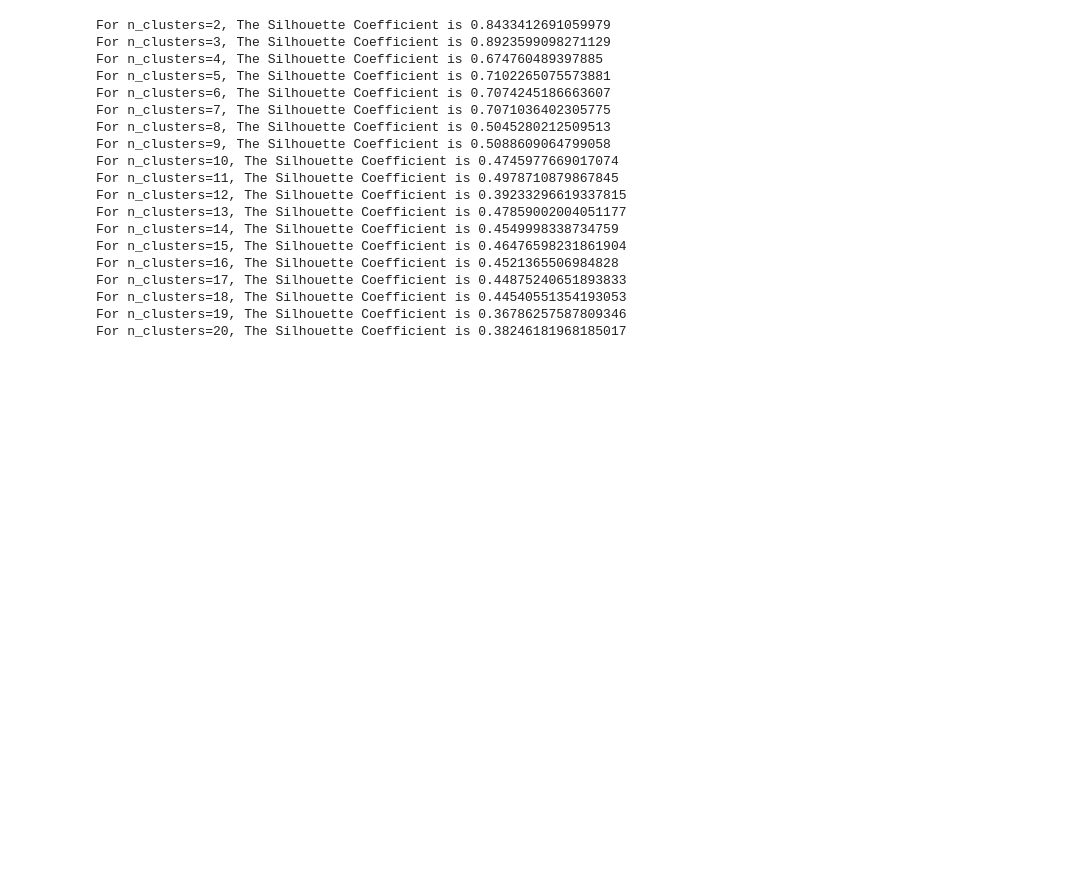
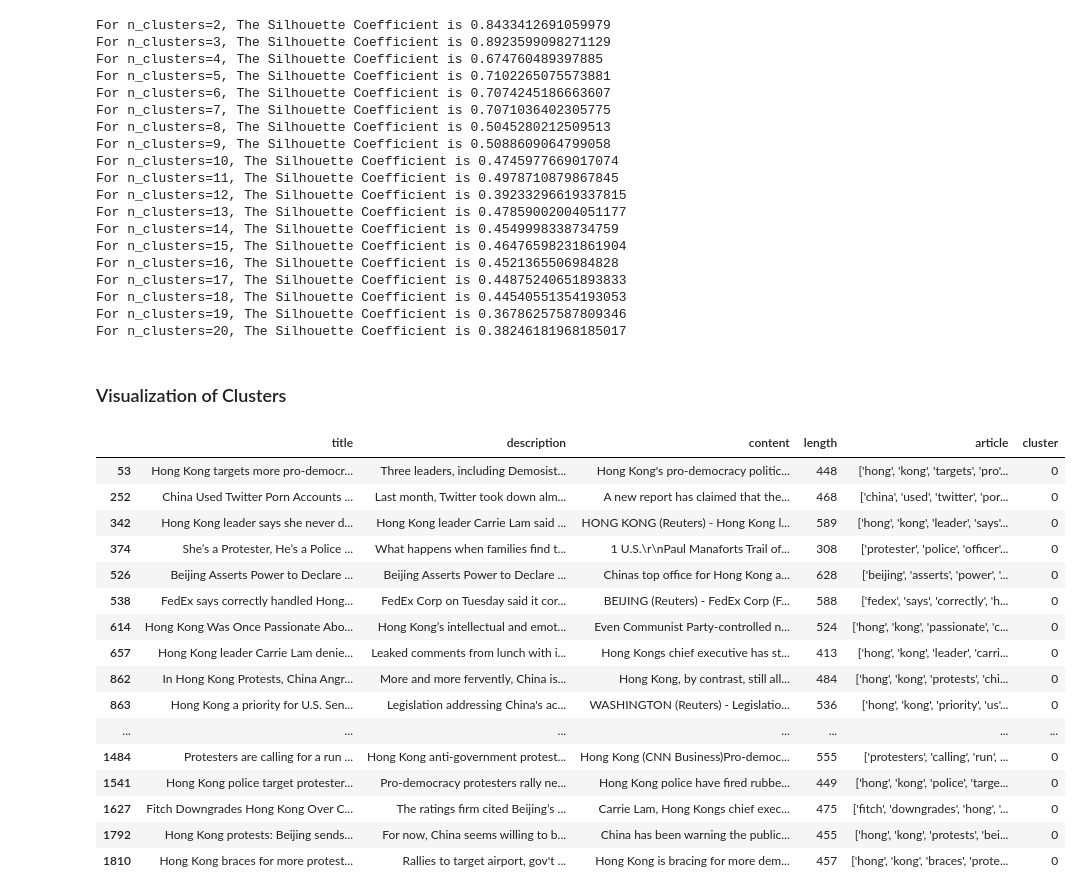
Before and after one commit to NadyaTambunan/TASI-2122-108_TF-IDF-vs-TF-IDF-Group, a Jupyter notebook: implementasi/K-means + TF-IDF Group.ipynb, the cells around one changed output. Cells and saved outputs as stored; diff of their text form; code cells hidden in the pictures; blank space fills up the shorter version.

```diff
--- a/implementasi/K-means + TF-IDF Group.ipynb
+++ b/implementasi/K-means + TF-IDF Group.ipynb
@@ -106,3 +106,27 @@ For n_clusters=17, The Silhouette Coefficient is 0.44875240651893833
 For n_clusters=18, The Silhouette Coefficient is 0.44540551354193053
 For n_clusters=19, The Silhouette Coefficient is 0.36786257587809346
 For n_clusters=20, The Silhouette Coefficient is 0.38246181968185017
+# %% [markdown]
+<h3>Visualization of Clusters</h3>
+# %%
+dataset_1["cluster"] = kmeans_prediction
+
+dataset_1[dataset_1["cluster"]==0].head(20)
+# %% [output]
+|  | title | description | content | length | article | cluster |
+| 53 | Hong Kong targets more pro-democr... | Three leaders, including Demosist... | Hong Kong's pro-democracy politic... | 448 | ['hong', 'kong', 'targets', 'pro'... | 0 |
+| 252 | China Used Twitter Porn Accounts ... | Last month, Twitter took down alm... | A new report has claimed that the... | 468 | ['china', 'used', 'twitter', 'por... | 0 |
+| 342 | Hong Kong leader says she never d... | Hong Kong leader Carrie Lam said ... | HONG KONG (Reuters) - Hong Kong l... | 589 | ['hong', 'kong', 'leader', 'says'... | 0 |
+| 374 | She’s a Protester, He’s a Police ... | What happens when families find t... | 1 U.S.\r\nPaul Manaforts Trail of... | 308 | ['protester', 'police', 'officer'... | 0 |
+| 526 | Beijing Asserts Power to Declare ... | Beijing Asserts Power to Declare ... | Chinas top office for Hong Kong a... | 628 | ['beijing', 'asserts', 'power', '... | 0 |
+| 538 | FedEx says correctly handled Hong... | FedEx Corp on Tuesday said it cor... | BEIJING (Reuters) - FedEx Corp (F... | 588 | ['fedex', 'says', 'correctly', 'h... | 0 |
+| 614 | Hong Kong Was Once Passionate Abo... | Hong Kong’s intellectual and emot... | Even Communist Party-controlled n... | 524 | ['hong', 'kong', 'passionate', 'c... | 0 |
+| 657 | Hong Kong leader Carrie Lam denie... | Leaked comments from lunch with i... | Hong Kongs chief executive has st... | 413 | ['hong', 'kong', 'leader', 'carri... | 0 |
+| 862 | In Hong Kong Protests, China Angr... | More and more fervently, China is... | Hong Kong, by contrast, still all... | 484 | ['hong', 'kong', 'protests', 'chi... | 0 |
+| 863 | Hong Kong a priority for U.S. Sen... | Legislation addressing China's ac... | WASHINGTON (Reuters) - Legislatio... | 536 | ['hong', 'kong', 'priority', 'us'... | 0 |
+| ... | ... | ... | ... | ... | ... | ... |
+| 1484 | Protesters are calling for a run ... | Hong Kong anti-government protest... | Hong Kong (CNN Business)Pro-democ... | 555 | ['protesters', 'calling', 'run', ... | 0 |
+| 1541 | Hong Kong police target protester... | Pro-democracy protesters rally ne... | Hong Kong police have fired rubbe... | 449 | ['hong', 'kong', 'police', 'targe... | 0 |
+| 1627 | Fitch Downgrades Hong Kong Over C... | The ratings firm cited Beijing’s ... | Carrie Lam, Hong Kongs chief exec... | 475 | ['fitch', 'downgrades', 'hong', '... | 0 |
+| 1792 | Hong Kong protests: Beijing sends... | For now, China seems willing to b... | China has been warning the public... | 455 | ['hong', 'kong', 'protests', 'bei... | 0 |
+| 1810 | Hong Kong braces for more protest... | Rallies to target airport, gov't ... | Hong Kong is bracing for more dem... | 457 | ['hong', 'kong', 'braces', 'prote... | 0 |
```
Also changed, not shown: parts of 7 cells of this notebook, 1 other file.
